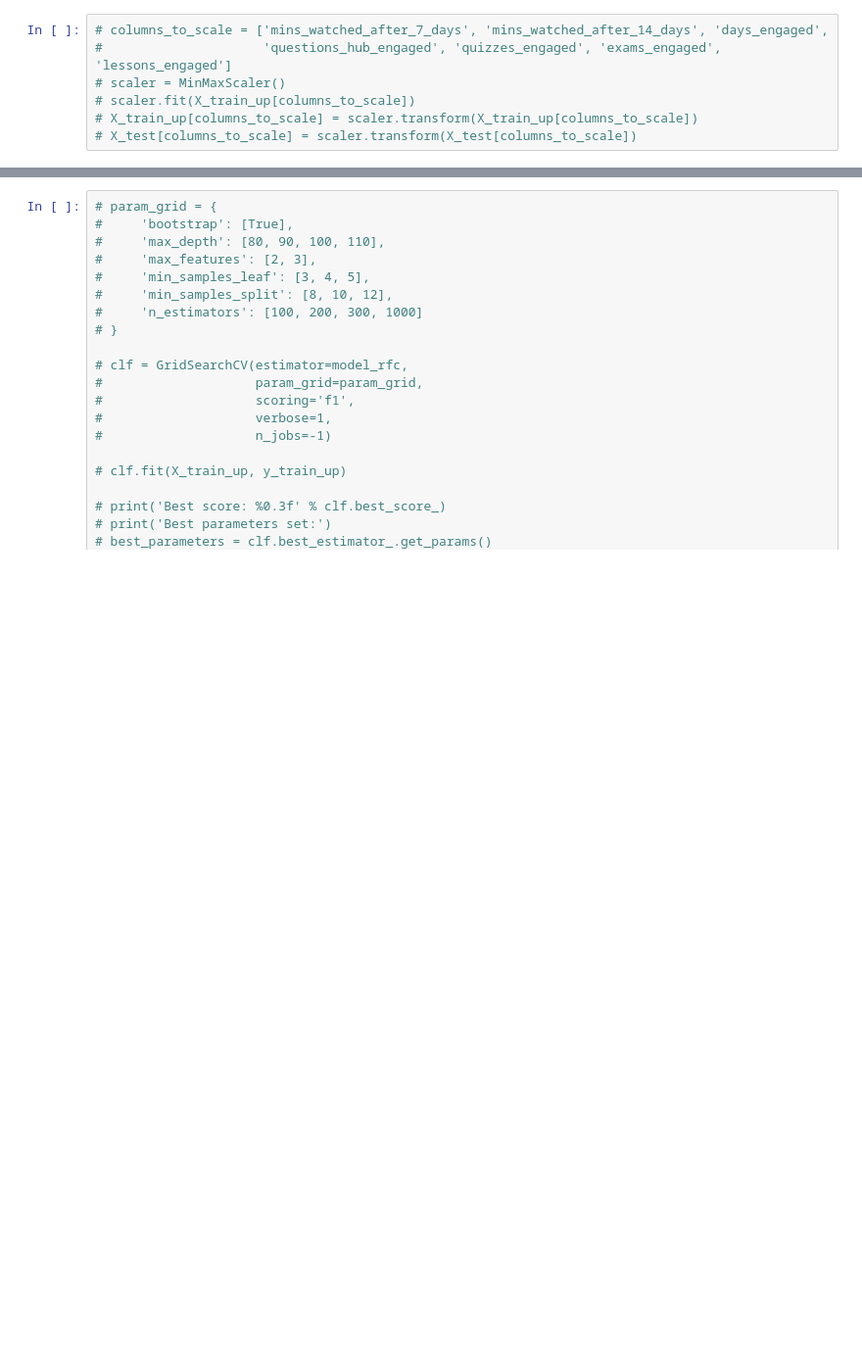
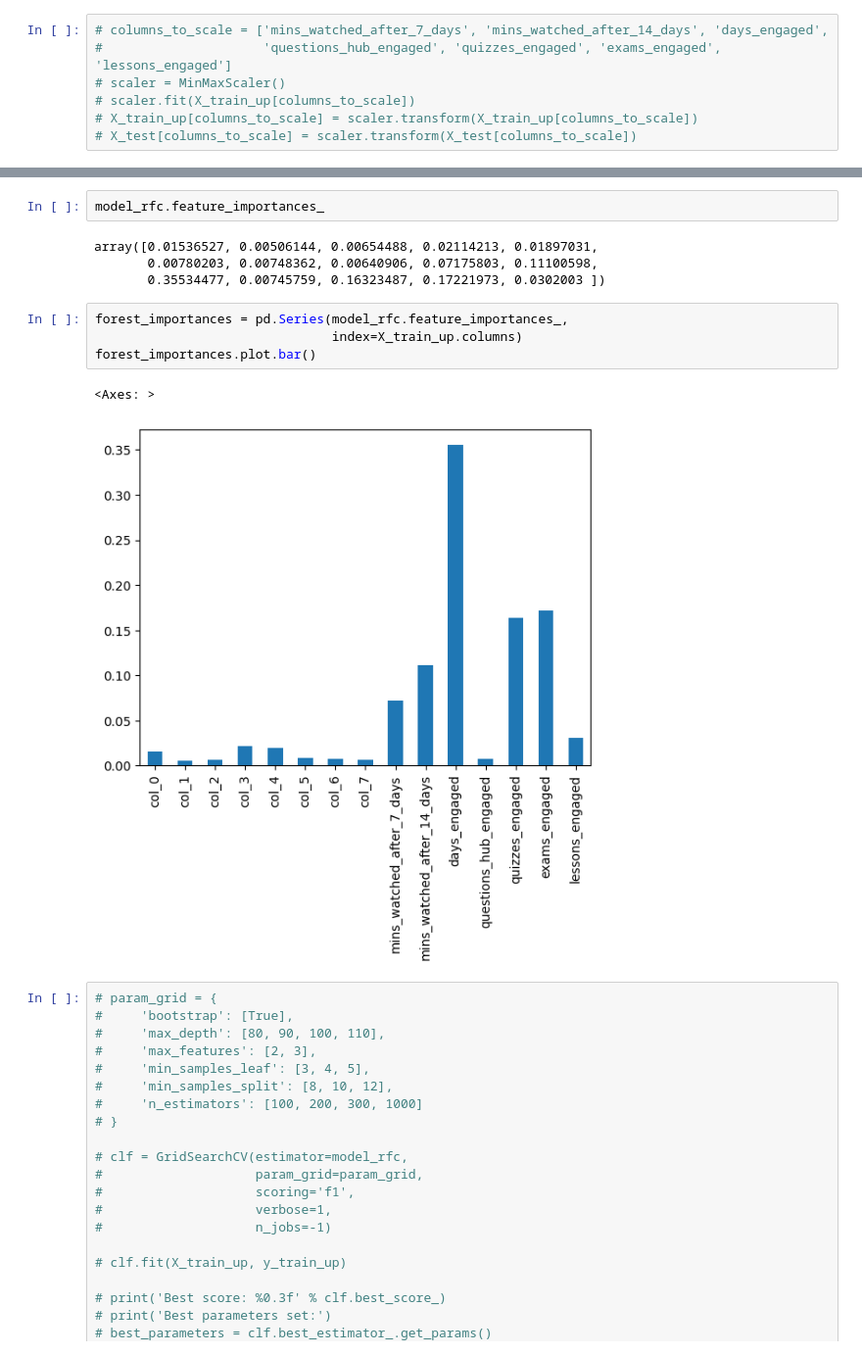
Before and after one commit to dwctran/365_data_challenge, a Jupyter notebook: data_preprocessing.ipynb, the cells around one changed output, grey strips where cells are left out. Shown at 98% size. Drawn from its saved outputs; the diff is of its cells as text; blank space fills up the shorter version.

```diff
--- a/data_preprocessing.ipynb
+++ b/data_preprocessing.ipynb
@@ -206,6 +214,19 @@ ConfusionMatrixDisplay(confusion_matrix(y_test, y_pred)).plot()
 weighted avg       0.97      0.97      0.97      7046
 <sklearn.metrics._plot.confusion_matrix.ConfusionMatrixDisplay at 0x...>
 [figure]
+# %%
+model_rfc.feature_importances_
+# %% [output]
+array([0.01536527, 0.00506144, 0.00654488, 0.02114213, 0.01897031,
+       0.00780203, 0.00748362, 0.00640906, 0.07175803, 0.11100598,
+       0.35534477, 0.00745759, 0.16323487, 0.17221973, 0.0302003 ])
+# %%
+forest_importances = pd.Series(model_rfc.feature_importances_,
+                               index=X_train_up.columns)
+forest_importances.plot.bar()
+# %% [output]
+<Axes: >
+[figure, added]
 # %%
 # param_grid = {
 #     'bootstrap': [True],
```
Also changed, not shown: parts of 9 cells of this notebook.
